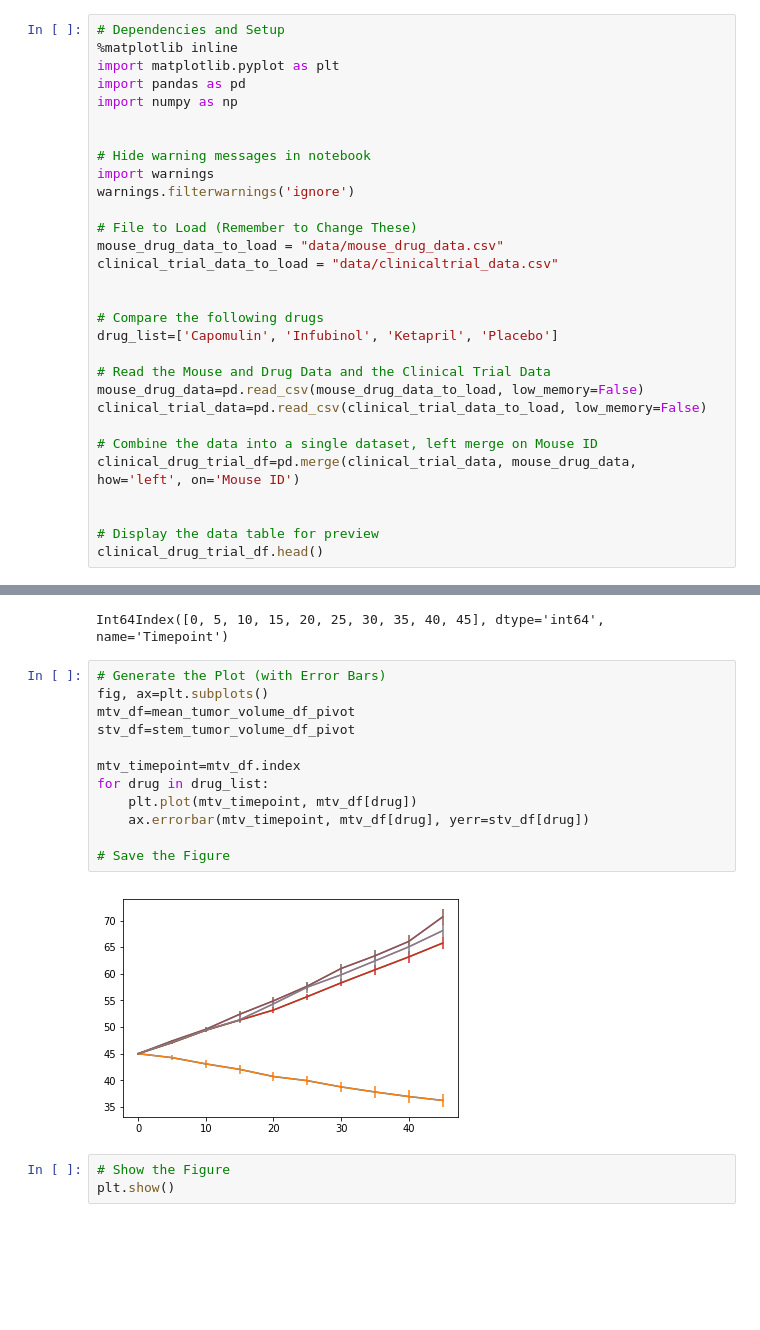
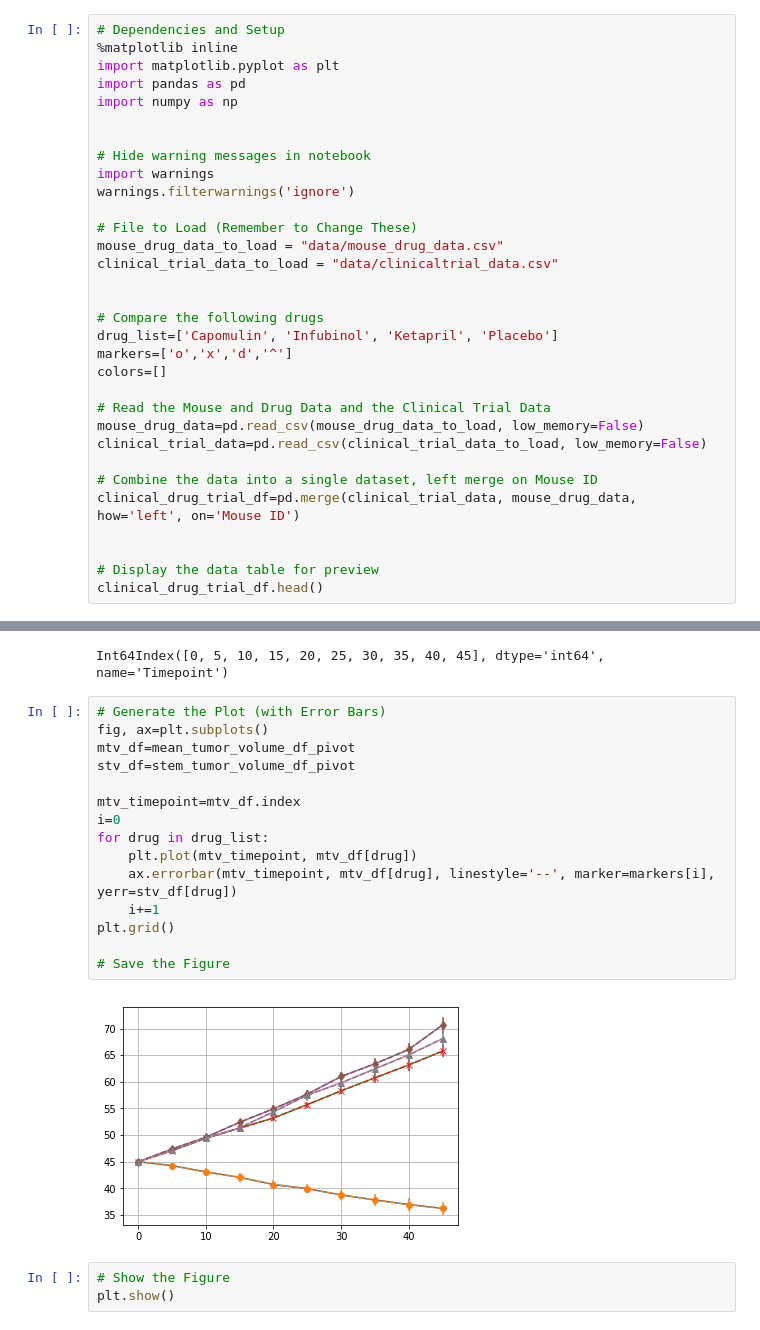
Before and after one commit to paul-data-science/HW5, a Jupyter notebook: pymaceuticals_starter-PAULAGv2.ipynb, the cells around one changed output, grey strips where cells are left out. Saved outputs shown, nothing was run; the diff lists cells and outputs as text; blank space fills up the shorter version.

```diff
--- a/pymaceuticals_starter-PAULAGv2.ipynb
+++ b/pymaceuticals_starter-PAULAGv2.ipynb
@@ -17,6 +17,8 @@ clinical_trial_data_to_load = "data/clinicaltrial_data.csv"
 
 # Compare the following drugs
 drug_list=['Capomulin', 'Infubinol', 'Ketapril', 'Placebo']
+markers=['o','x','d','^']
+colors=[]
 
 # Read the Mouse and Drug Data and the Clinical Trial Data
 mouse_drug_data=pd.read_csv(mouse_drug_data_to_load, low_memory=False)
@@ -130,17 +132,20 @@ Int64Index([0, 5, 10, 15, 20, 25, 30, 35, 40, 45], dtype='int64', name='Timepoin
 # %%
 # Generate the Plot (with Error Bars)
 fig, ax=plt.subplots()
 mtv_df=mean_tumor_volume_df_pivot
 stv_df=stem_tumor_volume_df_pivot
 
 mtv_timepoint=mtv_df.index
+i=0
 for drug in drug_list:
     plt.plot(mtv_timepoint, mtv_df[drug])
-    ax.errorbar(mtv_timepoint, mtv_df[drug], yerr=stv_df[drug])
+    ax.errorbar(mtv_timepoint, mtv_df[drug], linestyle='--', marker=markers[i], yerr=stv_df[drug])
+    i+=1
+plt.grid()
 
 # Save the Figure
 # %% [output]
-[figure, old version]
+[figure, new version]
 # %%
 # Show the Figure
 plt.show()
```
Also changed, not shown: parts of 3 cells of this notebook.
